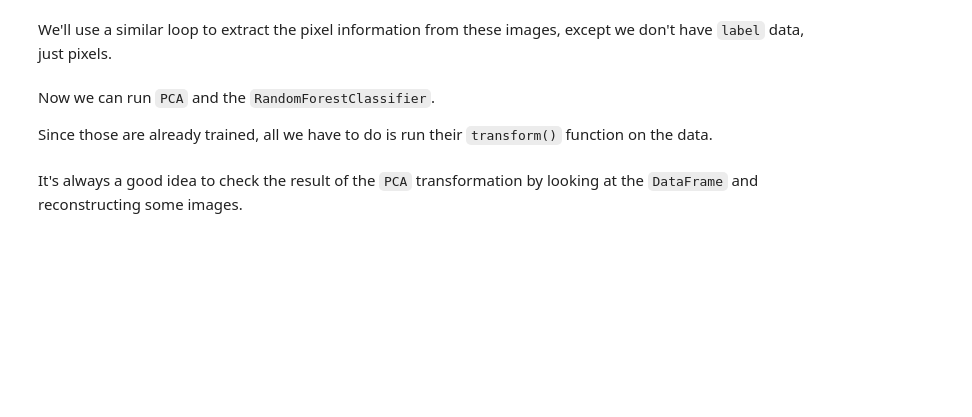
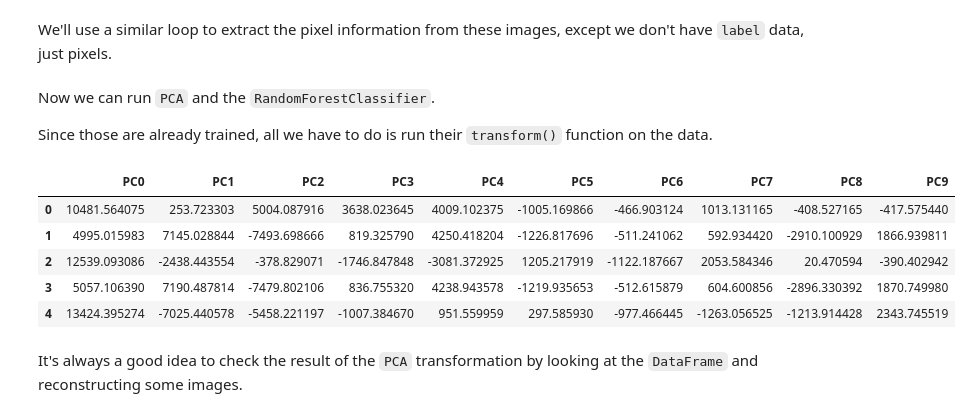
Before and after one commit to Machine-Learning-Lessons/Homework10, a Jupyter notebook: Homework10.ipynb, the cells around one changed output. Cells and saved outputs as stored; diff of their text form; code cells hidden in the pictures; blank space fills up the shorter version.

```diff
--- a/Homework10.ipynb
+++ b/Homework10.ipynb
@@ -168,7 +254,19 @@ Now we can run `PCA` and the `RandomForestClassifier`.
 
 Since those are already trained, all we have to do is run their `transform()` function on the data.
 # %%
+test_pca = pca.transform(test_pixel_data)
+test_pca_df = toDataFrame(test_pca)
+test_pca_df.columns = [f"PC{i}" for i in range(compononet_num)]
+
+test_pca_df.head()
 # TODO: run PCA on test pixels, get DataFrame
 #       this is the same PCA that was created above, not a new one
+# %% [output]
+|  | PC0 | PC1 | PC2 | PC3 | PC4 | PC5 | PC6 | PC7 | PC8 | PC9 |
+| 0 | 10481.564075 | 253.723303 | 5004.087916 | 3638.023645 | 4009.102375 | -1005.169866 | -466.903124 | 1013.131165 | -408.527165 | -417.575440 |
+| 1 | 4995.015983 | 7145.028844 | -7493.698666 | 819.325790 | 4250.418204 | -1226.817696 | -511.241062 | 592.934420 | -2910.100929 | 1866.939811 |
+| 2 | 12539.093086 | -2438.443554 | -378.829071 | -1746.847848 | -3081.372925 | 1205.217919 | -1122.187667 | 2053.584346 | 20.470594 | -390.402942 |
+| 3 | 5057.106390 | 7190.487814 | -7479.802106 | 836.755320 | 4238.943578 | -1219.935653 | -512.615879 | 604.600856 | -2896.330392 | 1870.749980 |
+| 4 | 13424.395274 | -7025.440578 | -5458.221197 | -1007.384670 | 951.559959 | 297.585930 | -977.466445 | -1263.056525 | -1213.914428 | 2343.745519 |
 # %% [markdown]
 It's always a good idea to check the result of the `PCA` transformation by looking at the `DataFrame` and reconstructing some images.
```
Also changed, not shown: parts of 23 cells of this notebook.
